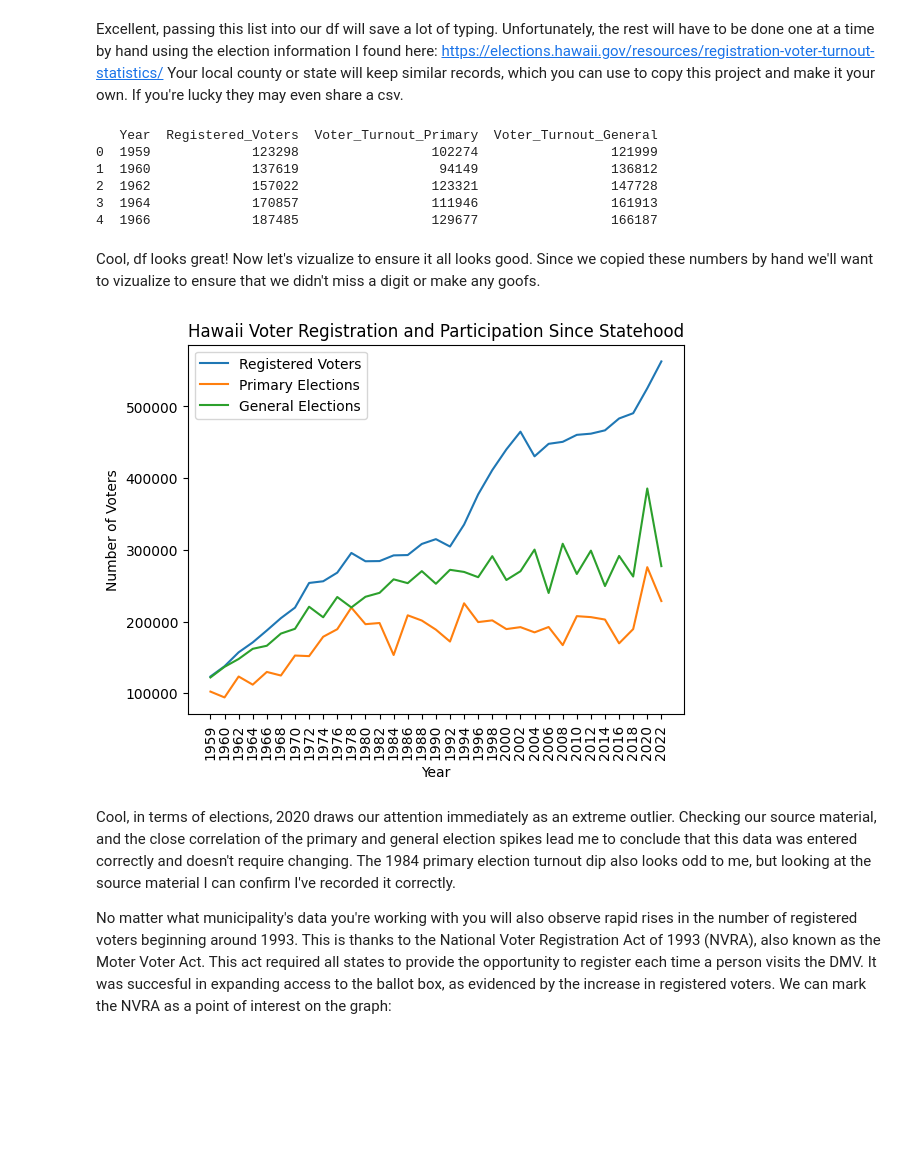
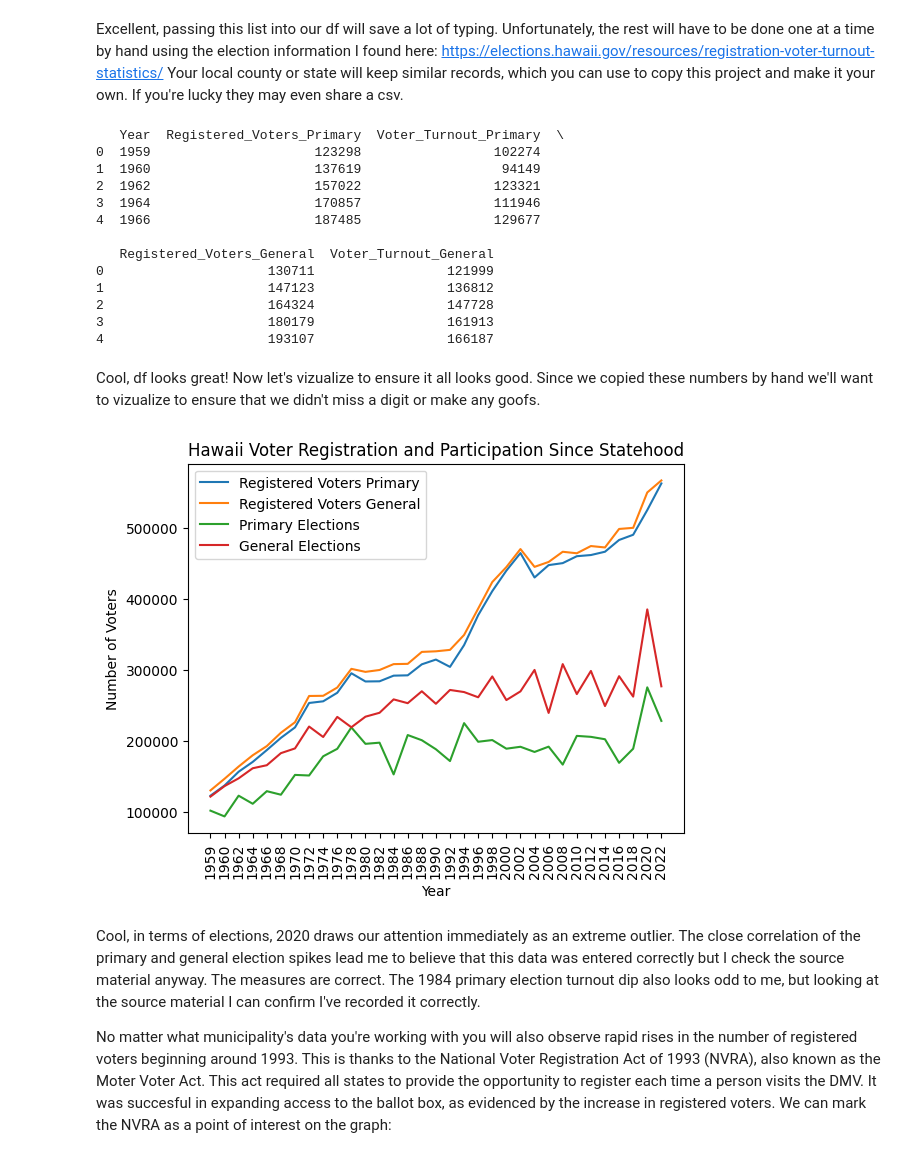
Before and after one commit to watermelondiet/Data-Exploration-in-Python, a Jupyter notebook: VR_trends_notebook.ipynb, the cells around one changed output. Saved outputs shown, nothing was run; the diff lists cells and outputs as text; code cells hidden in the pictures; blank space fills up the shorter version.

Commit message:
Corrected error -include reg total for generals

```diff
--- a/VR_trends_notebook.ipynb
+++ b/VR_trends_notebook.ipynb
@@ -29,8 +30,9 @@ Your local county or state will keep similar records, which you can use to copy
 #We'll create our df from a dictionary using the key:values pair format. We can pass our list 'year' for the first parameter and then get to typing.
 election_summary_data = {
     'Year' : year,
-    'Registered_Voters': [123298,137619,157022,170857,187485,204679,219379,253752,256097,268110,295581,284013,284253,292201,292653,308140,314832,304539,335173,377287,411071,439934,464673,430285,447727,450522,460244,461896,466553,483076,490408,525153,562630],
+    'Registered_Voters_Primary': [123298,137619,157022,170857,187485,204679,219379,253752,256097,268110,295581,284013,284253,292201,292653,308140,314832,304539,335173,377287,411071,439934,464673,430285,447727,450522,460244,461896,466553,483076,490408,525153,562630],
     'Voter_Turnout_Primary': [102274,94149,123321,111946,129677,124694,152557,151735,178729,189267,219379,196283,197904,153275,208640,201358,188640,172039,225406,199201,201583,189432,192146,184860,192322,167047,207461,206105,202728,169531,189421,275744,228522],
+    'Registered_Voters_General': [130711,147123,164324,180179,193107,211853,226633,263597,263849,275479,301758,297533,300171,308426,308808,325614,326452,328463,349457,386546,423875,444945,470327,445253,452168,466499,464387,474554,472556,498590,500163,549935,566873],
     'Voter_Turnout_General': [121999,136812,147728,161913,166187,183166,189812,220594,205903,234152,219584,234469,239970,258811,253470,270223,252621,272081,269121,261781,291114,257840,270071,300265,239753,308443,266266,298815,249436,291446,262700,385442,277194]
 
 }
@@ -38,27 +40,38 @@ election_summary_data = {
 df = pd.DataFrame.from_dict(election_summary_data)
 print(df.head())
 # %% [output]
-   Year  Registered_Voters  Voter_Turnout_Primary  Voter_Turnout_General
-0  1959             123298                 102274                 121999
-1  1960             137619                  94149                 136812
-2  1962             157022                 123321                 147728
-3  1964             170857                 111946                 161913
-4  1966             187485                 129677                 166187
+   Year  Registered_Voters_Primary  Voter_Turnout_Primary  \
+0  1959                     123298                 102274
+1  1960                     137619                  94149
+2  1962                     157022                 123321
+3  1964                     170857                 111946
+4  1966                     187485                 129677
+
+   Registered_Voters_General  Voter_Turnout_General
+0                     130711                 121999
+1                     147123                 136812
+2                     164324                 147728
+3                     180179                 161913
+4                     193107                 166187
 # %% [markdown]
 Cool, df looks great! Now let's vizualize to ensure it all looks good. Since we copied these numbers by hand we'll want to vizualize to ensure that we didn't miss a digit or make any goofs.
 # %%
-plt.plot('Year','Registered_Voters', data= df, label = 'Registered Voters')
+#i really want to plot the mean here instead of two lines of registered voters but i need to figure out how
+mean_registered_voters = ((df['Registered_Voters_Primary']+df['Registered_Voters_General'])/2)
+
+plt.plot('Year','Registered_Voters_Primary', data= df, label = 'Registered Voters Primary')
+plt.plot('Year','Registered_Voters_General', data= df, label = 'Registered Voters General')
 plt.plot('Year','Voter_Turnout_Primary', data= df, label = 'Primary Elections')
 plt.plot('Year','Voter_Turnout_General', data= df, label = 'General Elections')
 plt.xticks(rotation = 90)
 plt.ylabel('Number of Voters')
 plt.xlabel('Year')
 plt.title('Hawaii Voter Registration and Participation Since Statehood')
 plt.legend()
 plt.show()
 # %% [output]
-[figure, old version]
+[figure, new version]
 # %% [markdown]
-Cool, in terms of elections, 2020 draws our attention immediately as an extreme outlier. Checking our source material, and the close correlation of the primary and general election spikes lead me to conclude that this data was entered correctly and doesn't require changing. The 1984 primary election turnout dip also looks odd to me, but looking at the source material I can confirm I've recorded it correctly.
+Cool, in terms of elections, 2020 draws our attention immediately as an extreme outlier. The close correlation of the primary and general election spikes lead me to believe that this data was entered correctly but I check the source material anyway. The measures are correct. The 1984 primary election turnout dip also looks odd to me, but looking at the source material I can confirm I've recorded it correctly.
 
 No matter what municipality's data you're working with you will also observe rapid rises in the number of registered voters beginning around 1993. This is thanks to the National Voter Registration Act of 1993 (NVRA), also known as the Moter Voter Act. This act required all states to provide the opportunity to register each time a person visits the DMV. It was succesful in expanding access to the ballot box, as evidenced by the increase in registered voters. We can mark the NVRA as a point of interest on the graph:
```
Also changed, not shown: parts of 9 cells of this notebook.
